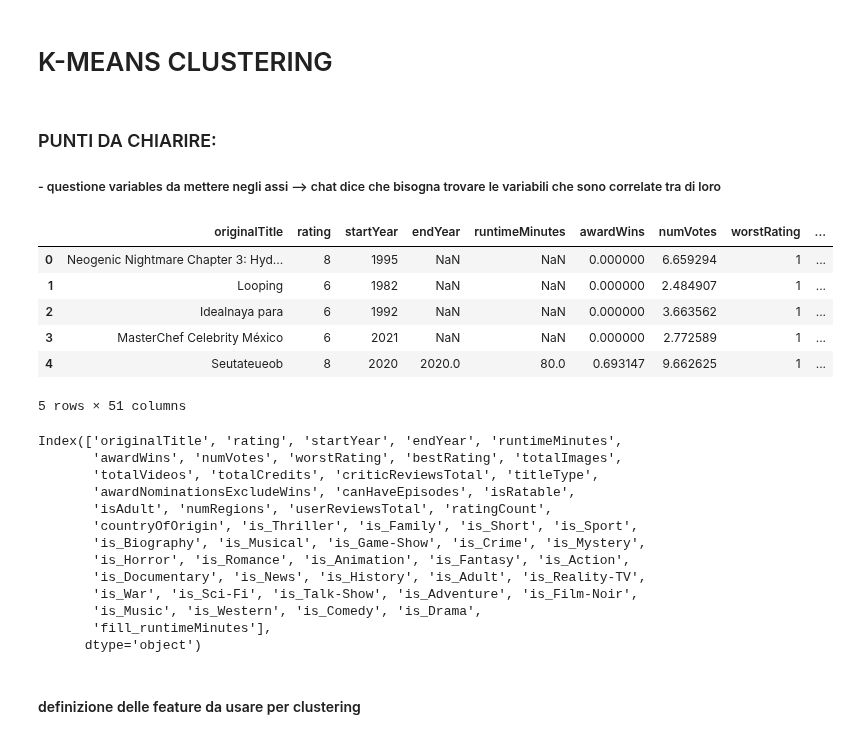
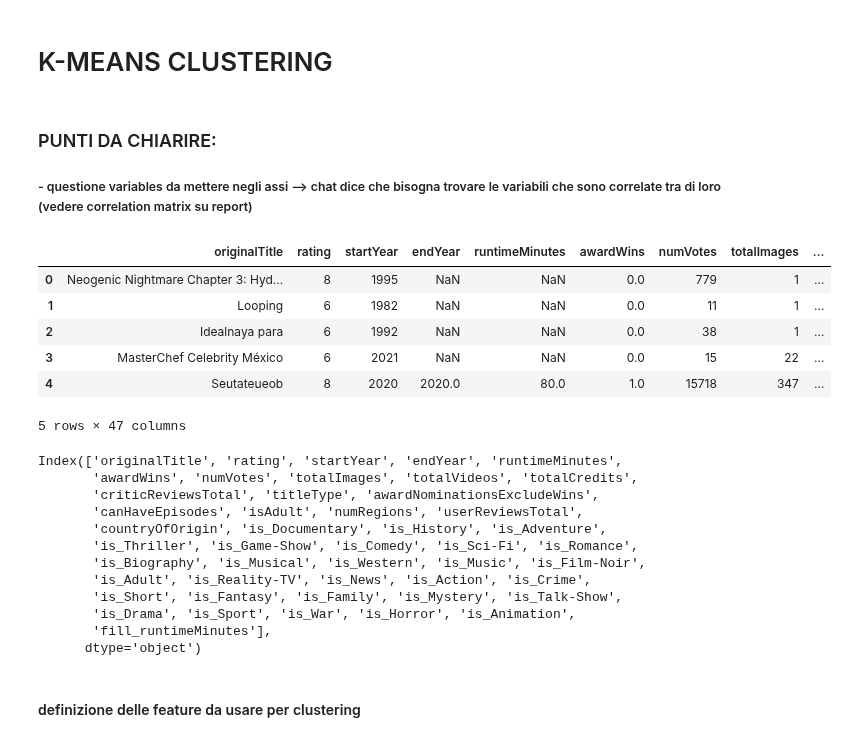
Before and after one commit to ChefBB/data_mining_1, a Jupyter notebook: code/clustering_k-means.ipynb, the cells around one changed output. Saved outputs shown, nothing was run; the diff lists cells and outputs as text; code cells hidden in the pictures.

```diff
--- a/code/clustering_k-means.ipynb
+++ b/code/clustering_k-means.ipynb
@@ -2,7 +2,7 @@
 # K-MEANS CLUSTERING
 # %% [markdown]
 ### PUNTI DA CHIARIRE:
-##### - questione variables da mettere negli assi  --> chat dice che bisogna trovare le variabili che sono correlate tra di loro
+##### - questione variables da mettere negli assi  --> chat dice che bisogna trovare le variabili che sono correlate tra di loro (vedere correlation matrix su report)
 # %%
 import numpy as np
 import pandas as pd
@@ -16,31 +16,30 @@ from sklearn.cluster import KMeans
 #evaluation
 from sklearn.metrics import silhouette_score
 # %%
-#df = pd.read_csv("pp_train.csv")
-df = pd.read_csv("df_pp_log.csv")
-df.head()
+pp_train = pd.read_csv("pp_train.csv")
+#df = pd.read_csv("df_pp_log.csv")
+pp_train.head()
 # %% [output]
-|  | originalTitle | rating | startYear | endYear | runtimeMinutes | awardWins | numVotes | worstRating | ... |
-| 0 | Neogenic Nightmare Chapter 3: Hyd... | 8 | 1995 | NaN | NaN | 0.000000 | 6.659294 | 1 | ... |
-| 1 | Looping | 6 | 1982 | NaN | NaN | 0.000000 | 2.484907 | 1 | ... |
-| 2 | Idealnaya para | 6 | 1992 | NaN | NaN | 0.000000 | 3.663562 | 1 | ... |
-| 3 | MasterChef Celebrity México | 6 | 2021 | NaN | NaN | 0.000000 | 2.772589 | 1 | ... |
-| 4 | Seutateueob | 8 | 2020 | 2020.0 | 80.0 | 0.693147 | 9.662625 | 1 | ... |
+|  | originalTitle | rating | startYear | endYear | runtimeMinutes | awardWins | numVotes | totalImages | ... |
+| 0 | Neogenic Nightmare Chapter 3: Hyd... | 8 | 1995 | NaN | NaN | 0.0 | 779 | 1 | ... |
+| 1 | Looping | 6 | 1982 | NaN | NaN | 0.0 | 11 | 1 | ... |
+| 2 | Idealnaya para | 6 | 1992 | NaN | NaN | 0.0 | 38 | 1 | ... |
+| 3 | MasterChef Celebrity México | 6 | 2021 | NaN | NaN | 0.0 | 15 | 22 | ... |
+| 4 | Seutateueob | 8 | 2020 | 2020.0 | 80.0 | 1.0 | 15718 | 347 | ... |
-5 rows × 51 columns
+5 rows × 47 columns
 # %%
-df.columns
+pp_train.columns
 # %% [output]
 Index(['originalTitle', 'rating', 'startYear', 'endYear', 'runtimeMinutes',
-       'awardWins', 'numVotes', 'worstRating', 'bestRating', 'totalImages',
-       'totalVideos', 'totalCredits', 'criticReviewsTotal', 'titleType',
-       'awardNominationsExcludeWins', 'canHaveEpisodes', 'isRatable',
-       'isAdult', 'numRegions', 'userReviewsTotal', 'ratingCount',
-       'countryOfOrigin', 'is_Thriller', 'is_Family', 'is_Short', 'is_Sport',
-       'is_Biography', 'is_Musical', 'is_Game-Show', 'is_Crime', 'is_Mystery',
-       'is_Horror', 'is_Romance', 'is_Animation', 'is_Fantasy', 'is_Action',
-       'is_Documentary', 'is_News', 'is_History', 'is_Adult', 'is_Reality-TV',
-       'is_War', 'is_Sci-Fi', 'is_Talk-Show', 'is_Adventure', 'is_Film-Noir',
-       'is_Music', 'is_Western', 'is_Comedy', 'is_Drama',
+       'awardWins', 'numVotes', 'totalImages', 'totalVideos', 'totalCredits',
+       'criticReviewsTotal', 'titleType', 'awardNominationsExcludeWins',
+       'canHaveEpisodes', 'isAdult', 'numRegions', 'userReviewsTotal',
+       'countryOfOrigin', 'is_Documentary', 'is_History', 'is_Adventure',
+       'is_Thriller', 'is_Game-Show', 'is_Comedy', 'is_Sci-Fi', 'is_Romance',
+       'is_Biography', 'is_Musical', 'is_Western', 'is_Music', 'is_Film-Noir',
+       'is_Adult', 'is_Reality-TV', 'is_News', 'is_Action', 'is_Crime',
+       'is_Short', 'is_Fantasy', 'is_Family', 'is_Mystery', 'is_Talk-Show',
+       'is_Drama', 'is_Sport', 'is_War', 'is_Horror', 'is_Animation',
        'fill_runtimeMinutes'],
       dtype='object')
 # %% [markdown]
```
Also changed, not shown: parts of 11 cells of this notebook, 1 other file.
